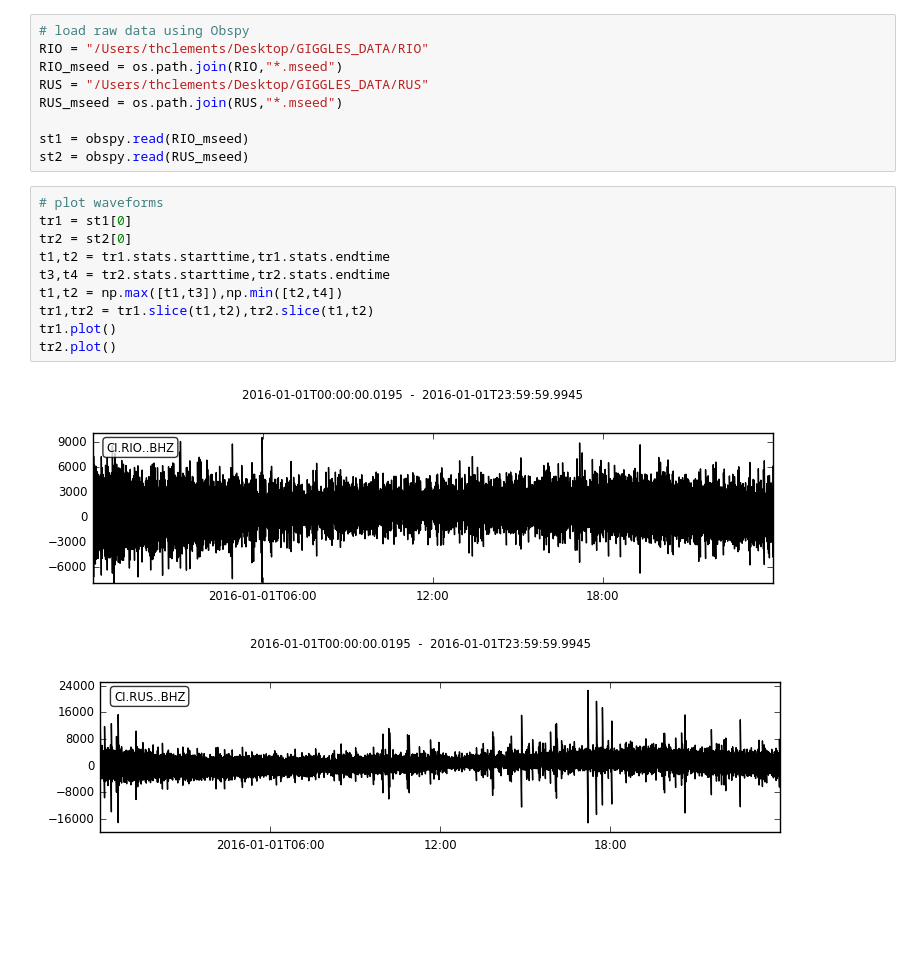
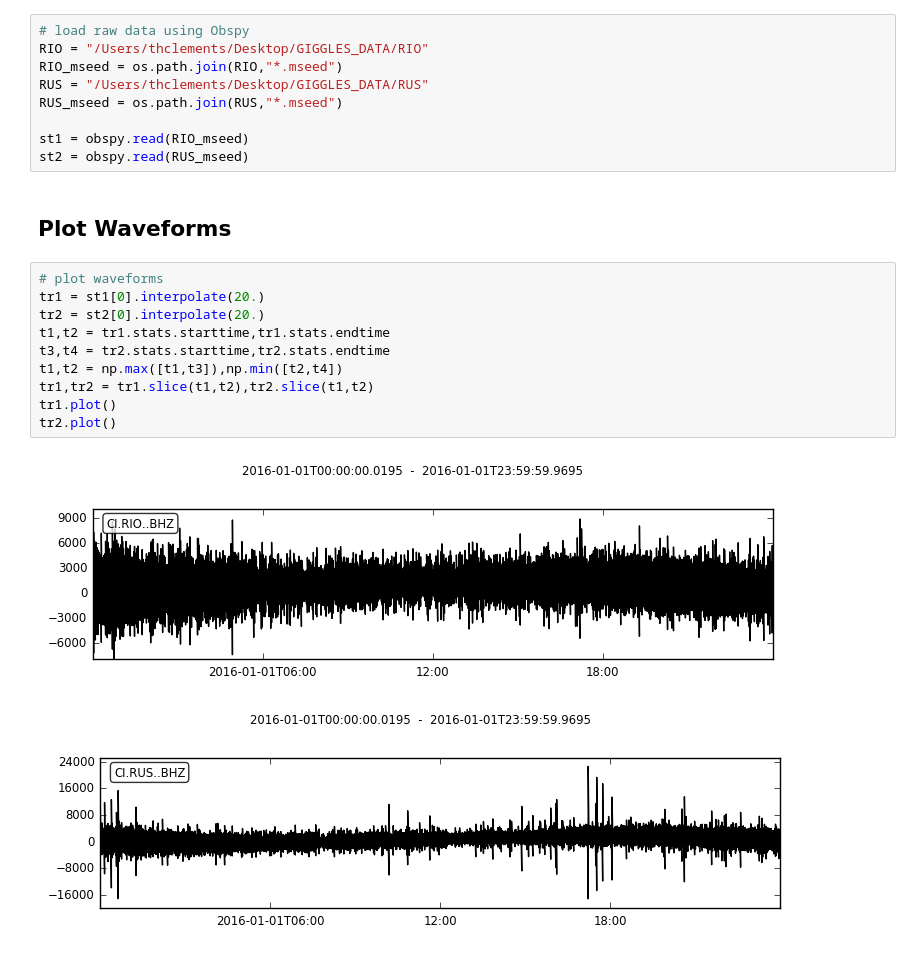
Before and after one commit to tclements/GIGGLES_FALL_2017, a Jupyter notebook: GIGGLES_FALL_2017.ipynb, the cells around one changed output. Saved outputs shown, nothing was run; the diff lists cells and outputs as text; blank space fills up the shorter version.

```diff
--- a/GIGGLES_FALL_2017.ipynb
+++ b/GIGGLES_FALL_2017.ipynb
@@ -46,16 +57,18 @@ RUS_mseed = os.path.join(RUS,"*.mseed")
 
 st1 = obspy.read(RIO_mseed)
 st2 = obspy.read(RUS_mseed)
+# %% [markdown]
+## Plot Waveforms
 # %%
 # plot waveforms
-tr1 = st1[0]
-tr2 = st2[0]
+tr1 = st1[0].interpolate(20.)
+tr2 = st2[0].interpolate(20.)
 t1,t2 = tr1.stats.starttime,tr1.stats.endtime
 t3,t4 = tr2.stats.starttime,tr2.stats.endtime
 t1,t2 = np.max([t1,t3]),np.min([t2,t4])
 tr1,tr2 = tr1.slice(t1,t2),tr2.slice(t1,t2)
 tr1.plot()
 tr2.plot()
 # %% [output]
-[figure, old version]
+[figure, new version]
-[figure, old version]
+[figure, new version]
```
Also changed, not shown: parts of 25 cells of this notebook, 15 other files.
